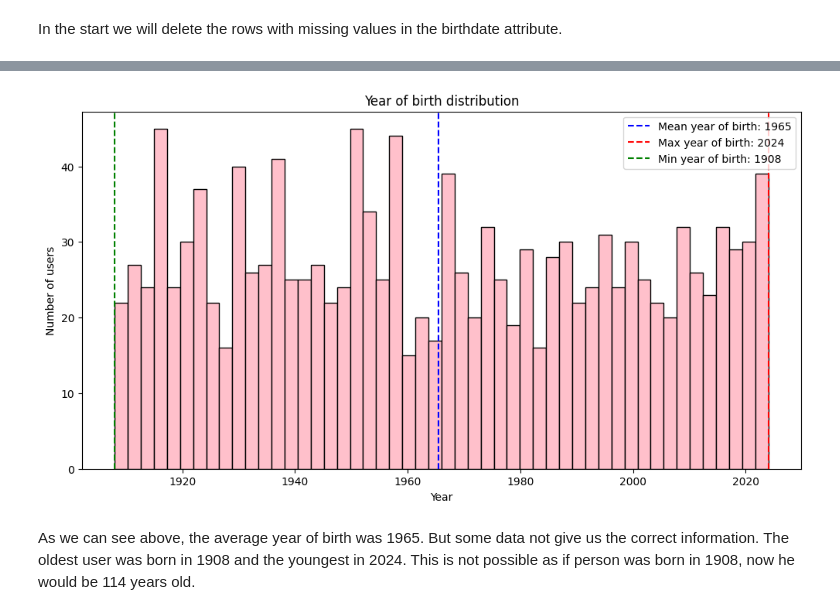
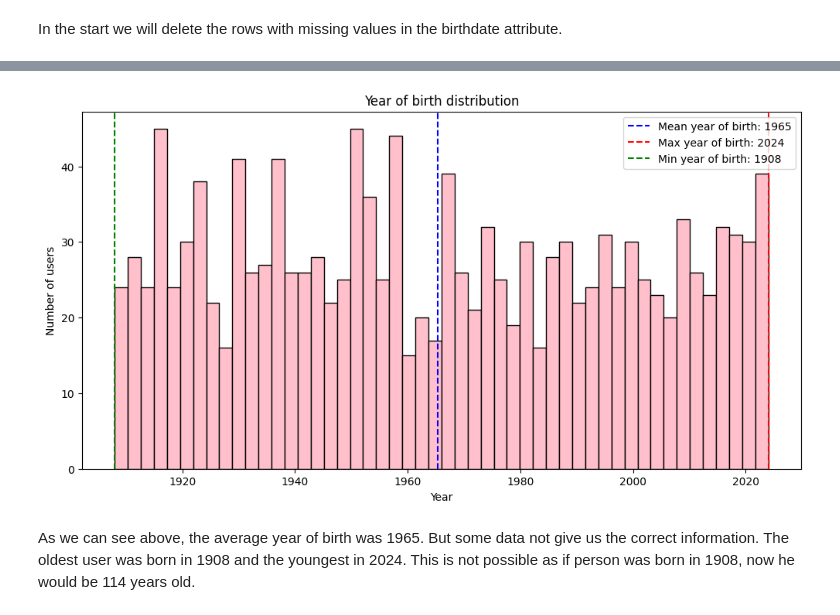
Before and after one commit to myrres0/IAU-2024, a Jupyter notebook: phase-1.ipynb, the cells around one changed output, grey strips where cells are left out. Saved outputs shown, nothing was run; the diff lists cells and outputs as text; code cells hidden in the pictures.

```diff
--- a/phase-1.ipynb
+++ b/phase-1.ipynb
@@ -272,17 +430,15 @@ connections_data.shape[0] - connections_data.drop_duplicates().shape[0]
 **Registation date**
 # %% [markdown]
 Format registation date to same format.
-# %%
-profiles_data["fixed_registration_date"] = pd.to_datetime(profiles_data["registration"], format='mixed')
 # %% [markdown]
 We can see how many users have registered in each year.
 # %%
-profiles_data['year'] = profiles_data['fixed_registration_date'].dt.year
+registation_years = profiles_data['registration'].dt.year
 
-year_mean = profiles_data['year'].value_counts().mean()
+year_mean = registation_years.value_counts().mean()
 
 plt.figure(figsize=(12, 6))
-plt.plot(profiles_data['year'].value_counts().sort_index(), marker='o', color='orange')
+plt.plot(registation_years.value_counts().sort_index(), marker='o', color='orange',linewidth=2)
 plt.title('Distribution of registration dates by year')
 plt.xlabel('Registration year')
 plt.ylabel('Number of profiles')
@@ -295,12 +451,12 @@ plt.show()
 # %% [markdown]
 As we can see, the most users registered in 2018. Users started to register in 2017 and in 2024 the registration number is falling. The green line shows the average number of registrations per year.
 # %%
-profiles_data['month'] = profiles_data['fixed_registration_date'].dt.month
+registration_months = profiles_data['registration'].dt.month
 
-month_mean = profiles_data['month'].value_counts().mean()
+month_mean = registration_months.value_counts().mean()
 
 plt.figure(figsize=(12, 6))
-plt.plot(profiles_data['month'].value_counts().sort_index(), marker='o', color='lightgreen')
+plt.plot(registration_months.value_counts().sort_index(), marker='o', color='lightgreen')
 plt.title('Distribution of registration dates by month')
 plt.xlabel('Registration month')
 plt.ylabel('Number of profiles')
@@ -316,8 +472,3 @@ As we can see, the most users register in December and second part of the year.
 **Bitrhdate**
 # %% [markdown]
 In the start we will delete the rows with missing values in the birthdate attribute.
-# %%
-profiles_data_unique = profiles_data['birthdate'].drop_duplicates()
-profiles_data_unique.reset_index(drop=True, inplace=True)
-profiles_data['birthdate-year'] = pd.to_datetime(profiles_data_unique, format="mixed", errors='coerce').dt.year
-profiles_data.dropna(subset=['birthdate-year'])
@@ -338,19 +475,20 @@ profiles_data.dropna(subset=['birthdate-year'])
 # %%
-mean_year_birthday = profiles_data['birthdate-year'].mean()
-max_year_birthday = profiles_data['birthdate-year'].max()
-min_year_birthday = profiles_data['birthdate-year'].min()
+birthdate_years = profiles_data['birthdate'].dt.year.dropna()
+mean_year_birthday = birthdate_years.mean()
+max_year_birthday = birthdate_years.max()
+min_year_birthday = birthdate_years.min()
 plt.figure(figsize=(12, 6))
-plt.hist(profiles_data['birthdate-year'], bins=50, color='pink', edgecolor='black')
+plt.hist(birthdate_years, bins=50, color='pink', edgecolor='black')
 plt.title('Year of birth distribution')
 plt.xlabel('Year')
 plt.ylabel('Number of users')
 plt.axvline(mean_year_birthday, color='blue', linestyle='--', label='Mean year of birth: '+str(int(mean_year_birthday)))
 plt.axvline(max_year_birthday, color='red', linestyle='--', label='Max year of birth: '+str(int(max_year_birthday)))
 plt.axvline(min_year_birthday, color='green', linestyle='--', label='Min year of birth: '+str(int(min_year_birthday)))
 plt.legend()
 plt.show()
 # %% [output]
-[figure, old version]
+[figure, new version]
 # %% [markdown]
 As we can see above, the average year of birth was 1965. But some data not give us the correct information. The oldest user was born in 1908 and the youngest in 2024. This is not possible as if person was born in 1908, now he would be 114 years old.
 # %% [markdown]
```
Also changed, not shown: parts of 88 cells of this notebook.
